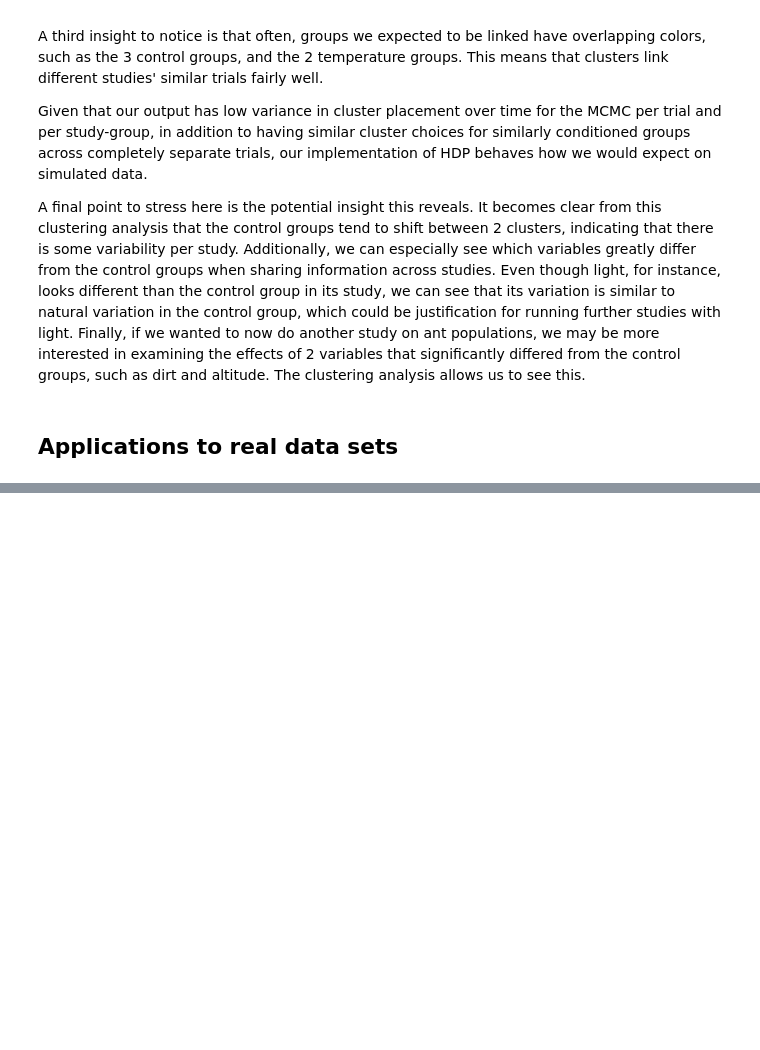
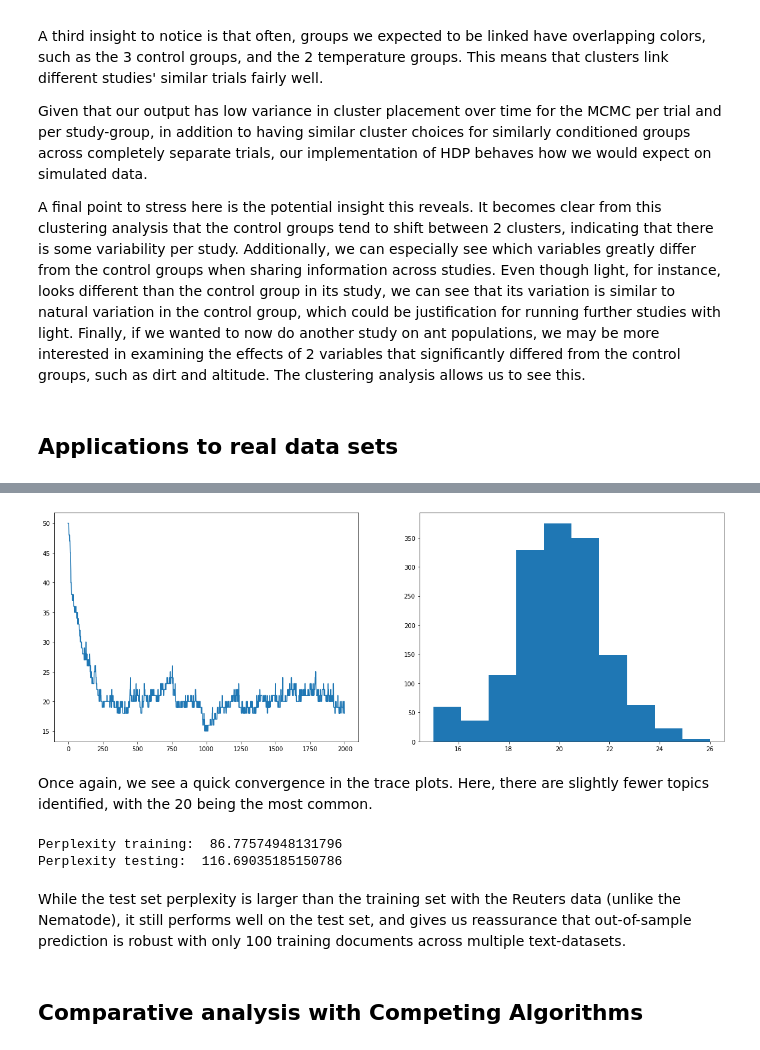
Before and after one commit to quinnfrank/HDP-py, a Jupyter notebook: Paper.ipynb, the cells around one changed output, grey strips where cells are left out. Cells and saved outputs as stored; diff of their text form; code cells hidden in the pictures; blank space fills up the shorter version.

```diff
--- a/Paper.ipynb
+++ b/Paper.ipynb
@@ -428,3 +486,55 @@ We test the model further on 2 document-text datasets,
+# %%
+burn_in = 500
+
+clusters_per_sim = np.zeros(2000)
+for i in range(2000):
+    clusters_per_sim[i] = len(np.unique(testr100.direct_samples[i,:]))
+
+fig, axn = plt.subplots(1, 2, figsize=(20,7))
+images = []
+images.append(axn[0].plot(np.arange(2000), clusters_per_sim))
+images.append(axn[1].hist(clusters_per_sim[burn_in:]))
+# %% [output]
+[figure, added]
+# %% [markdown]
+Once again, we see a quick convergence in the trace plots. Here, there are slightly fewer topics identified, with the 20 being the most common.
+# %%
+def topic_given_document(doc, Kmax=50, prior=0.5, burn_in=500):
+    subsets = testr100.direct_samples[burn_in:,jr_train==doc].flatten()
+    posterior = prior*np.ones(Kmax)
+    for i in range(Kmax):
+        posterior[i] = posterior[i] + len(subsets[subsets==i])
+    return(posterior/posterior.sum())
+
+p_t_given_d = np.apply_along_axis(topic_given_document, 1, np.unique(jr_train).reshape(-1,1))
+
+def word_given_topic(topic, vocab=vocab_size, prior=0.5, burn_in=500):
+    postburn = testr100.direct_samples[burn_in:,]
+    subsets = postburn[np.where(postburn==topic)]
+    posterior = prior*np.ones(vocab)
+    for i in range(vocab):
+        posterior[i] = posterior[i] + len(subsets[subsets==i])
+    return(posterior/posterior.sum())
+
+p_w_given_t = np.apply_along_axis(word_given_topic, 1, np.arange(50).reshape(-1,1))
+
+p_w_given_d = p_w_given_t.T @ p_t_given_d.T
+
+p_w_train = (Xr_train @ p_w_given_d).sum(axis=1)
+
+perplexity_train = np.exp(-1/(p_w_train.shape[0])*(sci.log(p_w_train)).sum())
+
+
+p_w_test = (Xr_test @ p_w_given_d).sum(axis=1)
+perplexity_test = np.exp(-1/(p_w_test.shape[0])*(sci.log(p_w_test)).sum())
+print("Perplexity training: ", perplexity_train, "\nPerplexity testing: ", perplexity_test)
+# %% [output]
+Perplexity training:  86.77574948131796
+Perplexity testing:  116.69035185150786
+# %% [markdown]
+While the test set perplexity is larger than the training set with the Reuters data (unlike the Nematode), it still performs well on the test set, and gives us reassurance that out-of-sample prediction is robust with only 100 training documents across multiple text-datasets.
+# %% [markdown]
+## Comparative analysis with Competing Algorithms
 # %% [markdown]
 ## References/Bibliography
 
```
Also changed, not shown: parts of 8 cells of this notebook.
